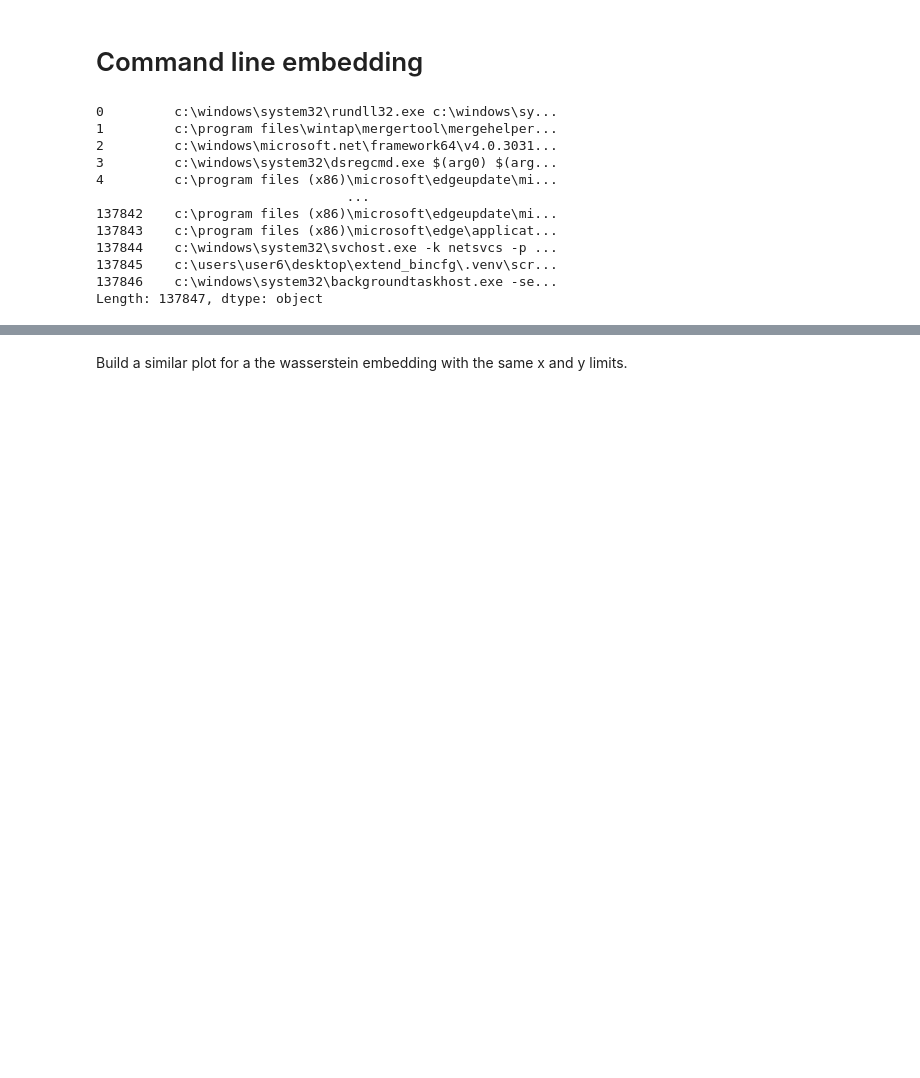
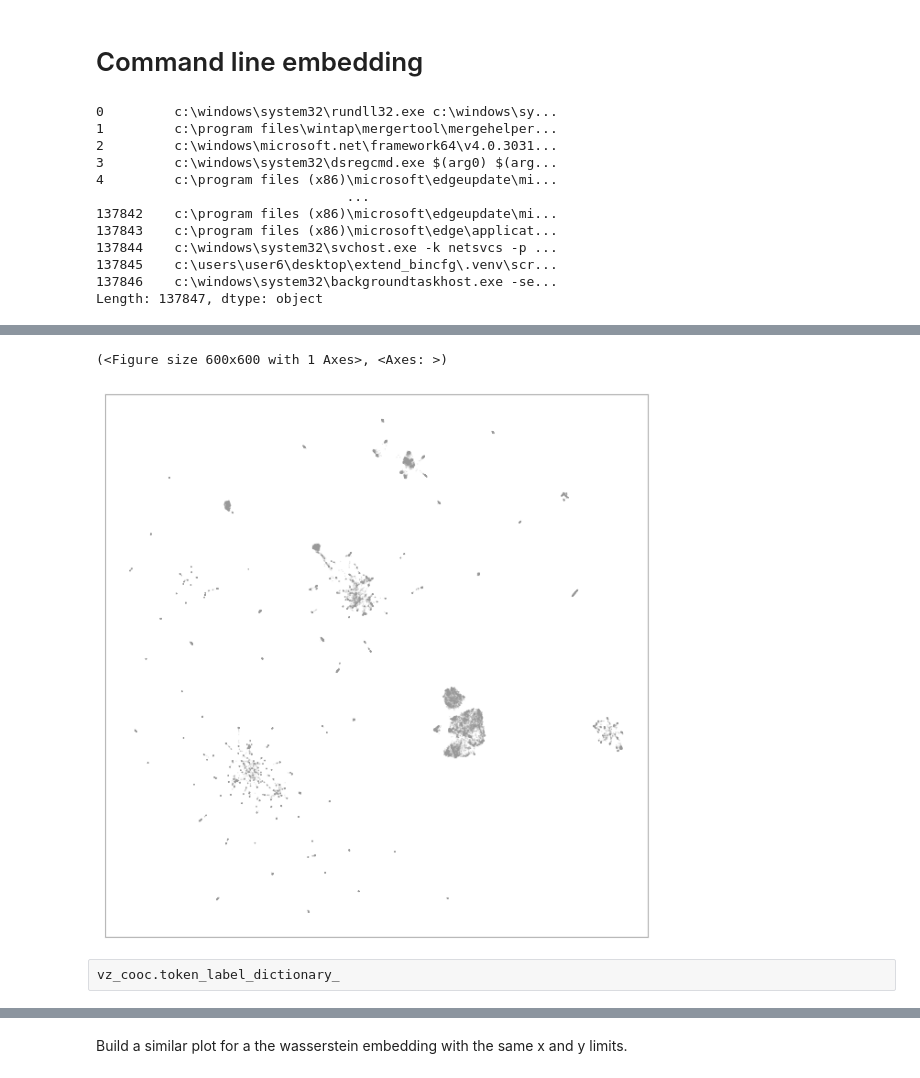
Before and after one commit to TutteInstitute/acme3-mapping, a Jupyter notebook: ACME3 process embedding.ipynb, the cells around one changed output, grey strips where cells are left out. Saved outputs shown, nothing was run; the diff lists cells and outputs as text; code cells hidden in the pictures; blank space fills up the shorter version.

```diff
--- a/ACME3 process embedding.ipynb
+++ b/ACME3 process embedding.ipynb
@@ -279,0 +742,18 @@ Wall time: 2.18 s
+# %%
+%%time
+dmp.create_plot(
+    cmdlines_hg_dmap,
+    # base_data_labels,
+    figsize=(6,6),
+    #hover_text=hover_text,
+    font_family="Roboto",
+    # title="ACME 3 command line tokens",
+    #enable_search=True,
+    # label_font_size="9",
+    # use_medoids=True,
+    # darkmode=True,
+    # label_over_points=True,
+    # label_color_map=label_color_map,
+)
+# plot_bow_static.savefig('acme3_bow_datamap.png', bbox_inches="tight")
+# %% [output]
@@ -280 +762,5 @@ Wall time: 2.18 s
+(<Figure size 600x600 with 1 Axes>, <Axes: >)
+[figure, added]
+# %% [raw]
+vz_cooc.token_label_dictionary_
 # %%
```
Also changed, not shown: parts of 177 cells of this notebook.
